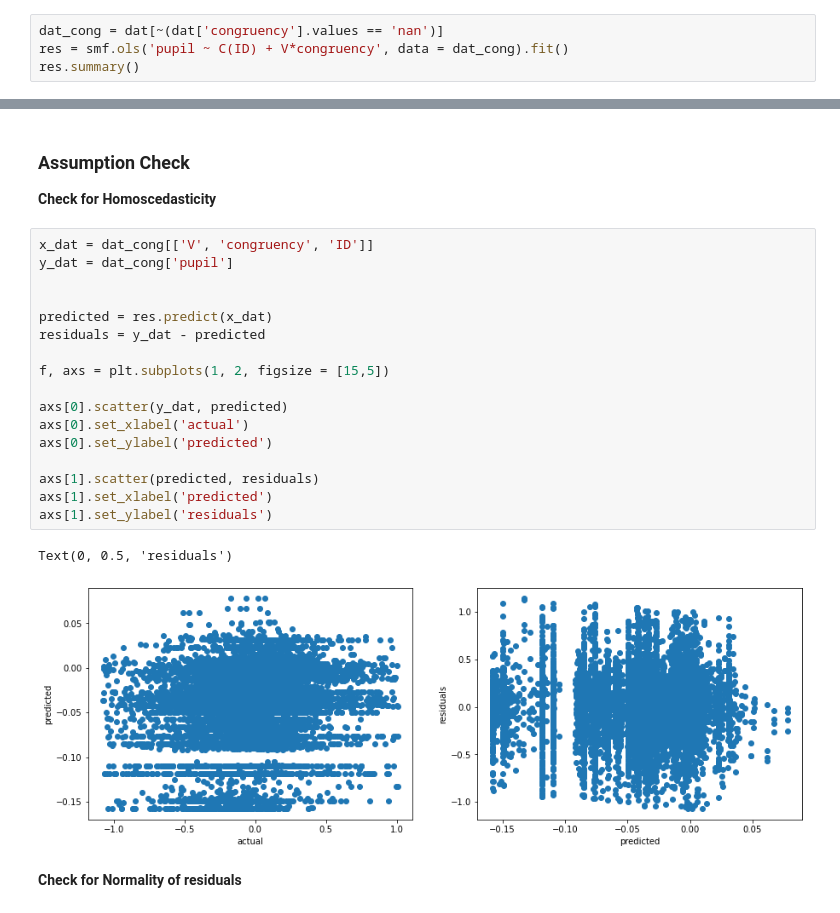
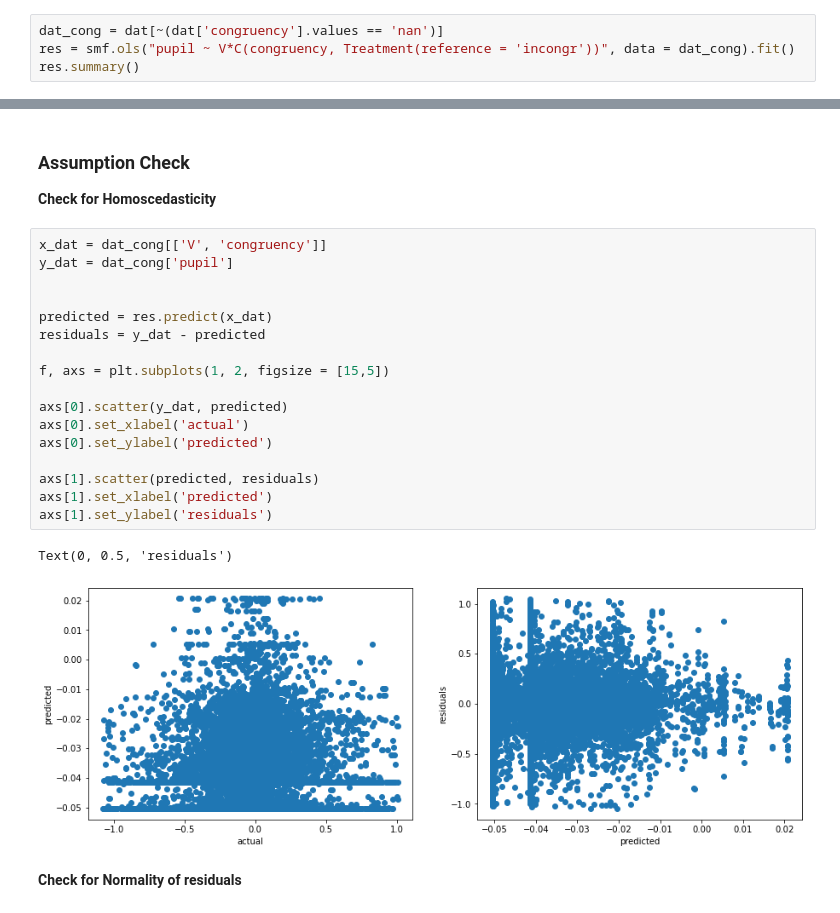
Before and after one commit to dhewitt16/PainAnticipationVRStudy, a Jupyter notebook: Modelling/code/Regression_Pupil.ipynb, the cells around one changed output, grey strips where cells are left out. Drawn from its saved outputs; the diff is of its cells as text.

```diff
--- a/Modelling/code/Regression_Pupil.ipynb
+++ b/Modelling/code/Regression_Pupil.ipynb
@@ -512,7 +506,7 @@ Text(0.5, 1.0, 'Normality of error terms/residuals')
 ### Pupil ~ V*congruency
 # %%
 dat_cong = dat[~(dat['congruency'].values == 'nan')]
-res = smf.ols('pupil ~ C(ID) + V*congruency', data = dat_cong).fit()
+res = smf.ols("pupil ~ V*C(congruency, Treatment(reference = 'incongr'))", data = dat_cong).fit()
 res.summary()
 # %% [output]
 OLS Regression Results
@@ -609,25 +580,25 @@ df_stats
 
 **Check for Homoscedasticity**
 # %%
-x_dat = dat_cong[['V', 'congruency', 'ID']]
+x_dat = dat_cong[['V', 'congruency']]
 y_dat = dat_cong['pupil']
 
 
 predicted = res.predict(x_dat)
 residuals = y_dat - predicted
 
 f, axs = plt.subplots(1, 2, figsize = [15,5])
 
 axs[0].scatter(y_dat, predicted)
 axs[0].set_xlabel('actual')
 axs[0].set_ylabel('predicted')
 
 axs[1].scatter(predicted, residuals)
 axs[1].set_xlabel('predicted')
 axs[1].set_ylabel('residuals')
 # %% [output]
 Text(0, 0.5, 'residuals')
-[figure, old version]
+[figure, new version]
 # %% [markdown]
 **Check for Normality of residuals**
 # %%
```
Also changed, not shown: parts of 16 cells of this notebook, 13 other files.
